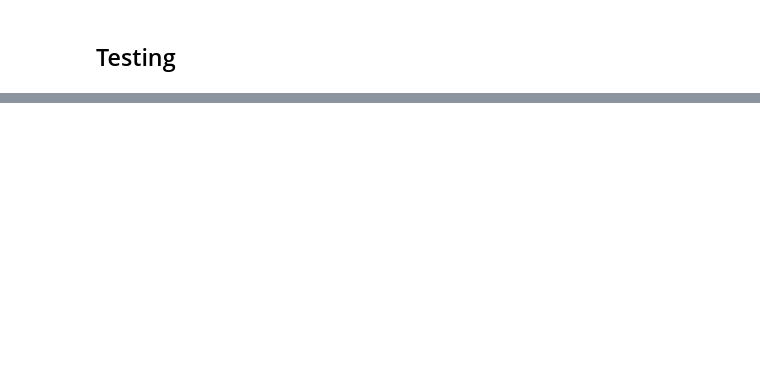
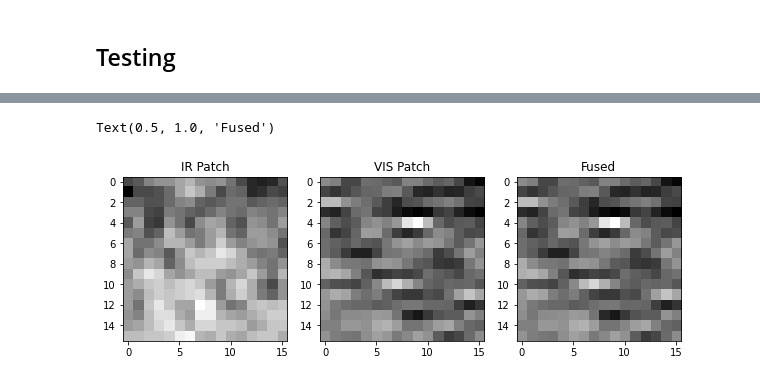
Before and after one commit to ParthikB/siamese, a Jupyter notebook: siamese_paper_v2.ipynb, the cells around one changed output, grey strips where cells are left out. Drawn from its saved outputs; the diff is of its cells as text; code cells hidden in the pictures; blank space fills up the shorter version.

```diff
--- a/siamese_paper_v2.ipynb
+++ b/siamese_paper_v2.ipynb
@@ -379,5 +391,6 @@ Total Epochs : 10
 # %%
-accuracy, sm_log = test(net, trainSet, find_accuracy=True)
+TRAIN_ACC, sm_log = test(net, trainSet, find_accuracy=True)
+TEST_ACC, sm_log = test(net, testSet, find_accuracy=True)
 # %% [output]
 Initiating Testing..
 [interactive output not drawn]
@@ -434,2 +466,7 @@ sns.heatmap(map)
+# %%
+# using the testSet instead with BATCH_SIZE=1
+
+BATCH_SIZE = 1
+testSet  = torch.utils.data.DataLoader(dataset,  batch_size=BATCH_SIZE, shuffle=False)
 # %% [markdown]
 ## Testing
@@ -492,0 +496,3 @@ for SLICE_NUMBER in range(len(ir_slice_sm)):
+# %%
+# Feeding the dataset(s) to the Network -> returns the respective output
+sm_log, dist_log  = get_map(net, testSet) #testSet > dataset of all the patches of a single image
@@ -492,0 +512,18 @@ for SLICE_NUMBER in range(len(ir_slice_sm)):
+# %%
+plt.figure(figsize=(10, 10))
+
+plt.subplot(1, 3, 1)
+plt.imshow(ir_patch, cmap='gray')
+plt.title('IR Patch')
+
+plt.subplot(1, 3, 2)
+plt.imshow(vis_patch, cmap='gray')
+plt.title('VIS Patch')
+
+
+plt.subplot(1, 3, 3)
+plt.imshow(fused, cmap='gray')
+plt.title('Fused')
+# %% [output]
+Text(0.5, 1.0, 'Fused')
+[figure, added]
```
Also changed, not shown: parts of 35 cells of this notebook.
